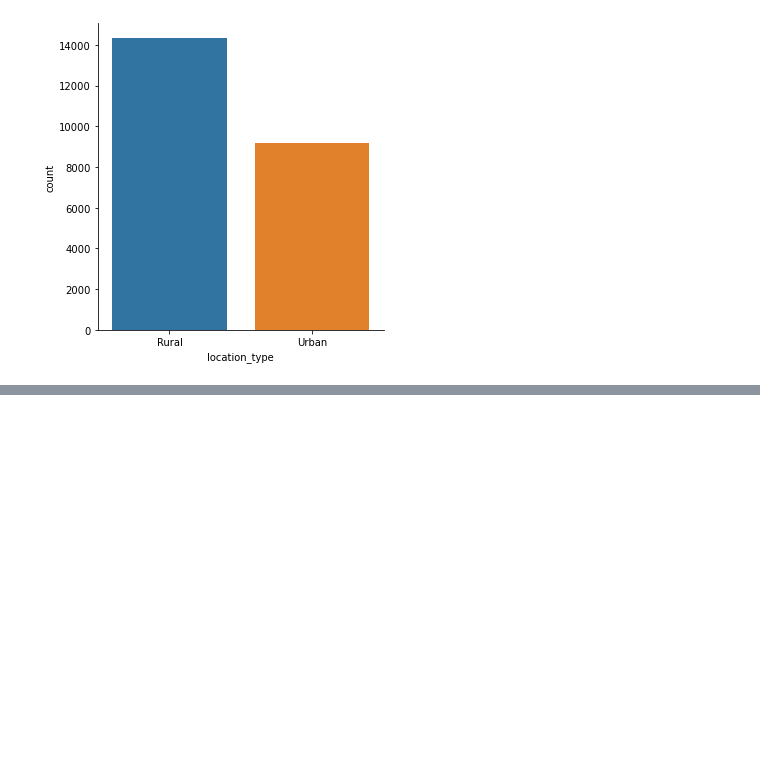
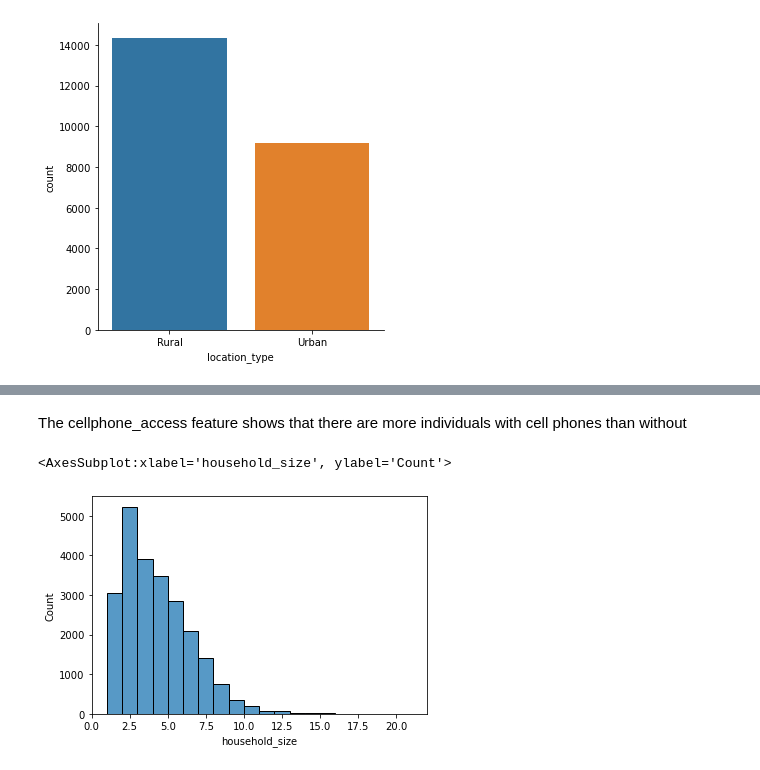
Before and after one commit to ladiposamuel/financial-inclusion-in-africa, a Jupyter notebook: EDA.ipynb, the cells around one changed output, grey strips where cells are left out. Drawn from its saved outputs; the diff is of its cells as text; code cells hidden in the pictures; blank space fills up the shorter version.

```diff
--- a/EDA.ipynb
+++ b/EDA.ipynb
@@ -130,0 +149,8 @@ sns.catplot(data=train_data, x='location_type', kind='count')
+# %% [markdown]
+The cellphone_access feature shows that there are more individuals with cell phones than without
+# %%
+sns.histplot(data=train_data, x='household_size', bins=20)
+# plt.hist(data=train_data, x='household_size')
+# %% [output]
+<AxesSubplot:xlabel='household_size', ylabel='Count'>
+[figure, added]
```
Also changed, not shown: parts of 33 cells of this notebook.
